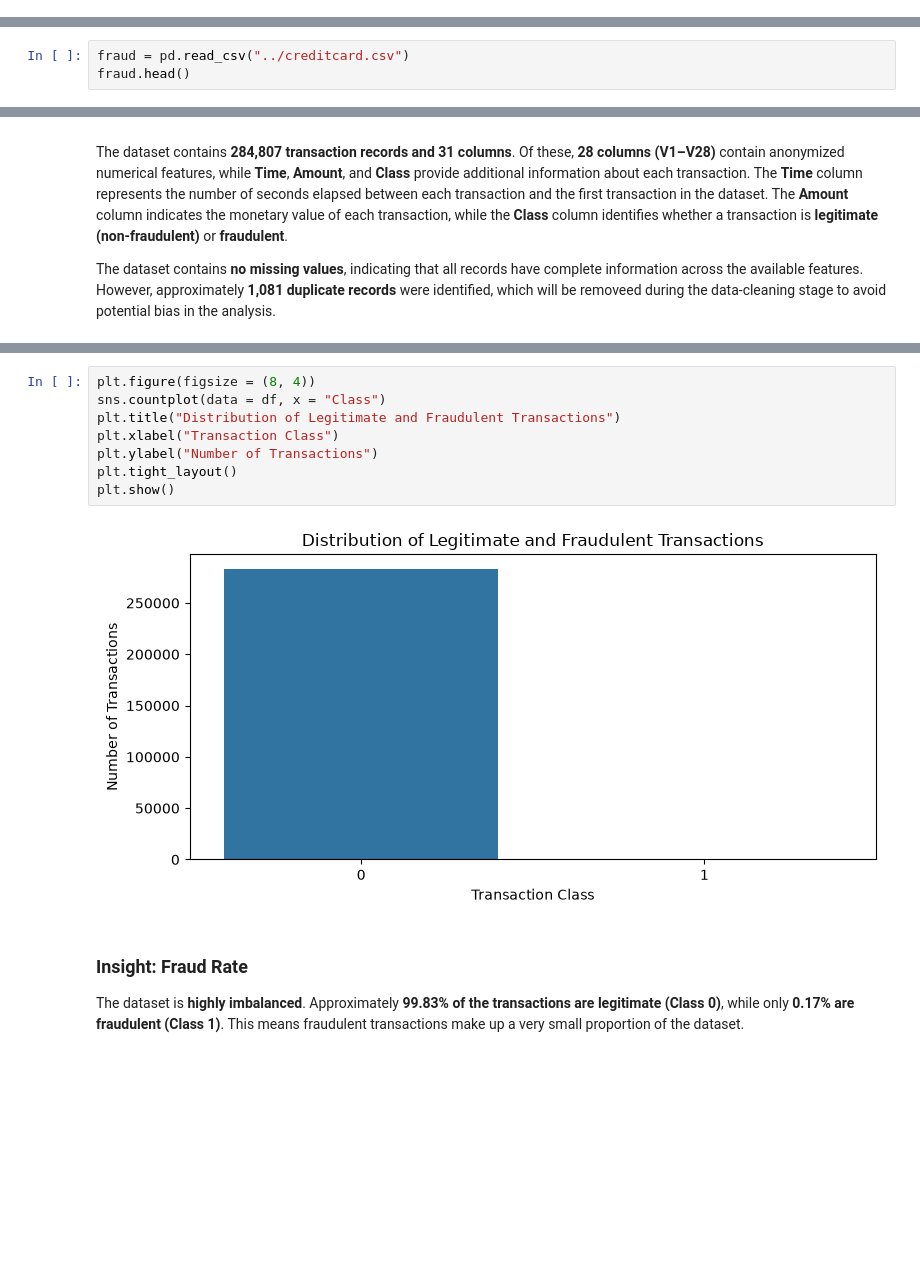
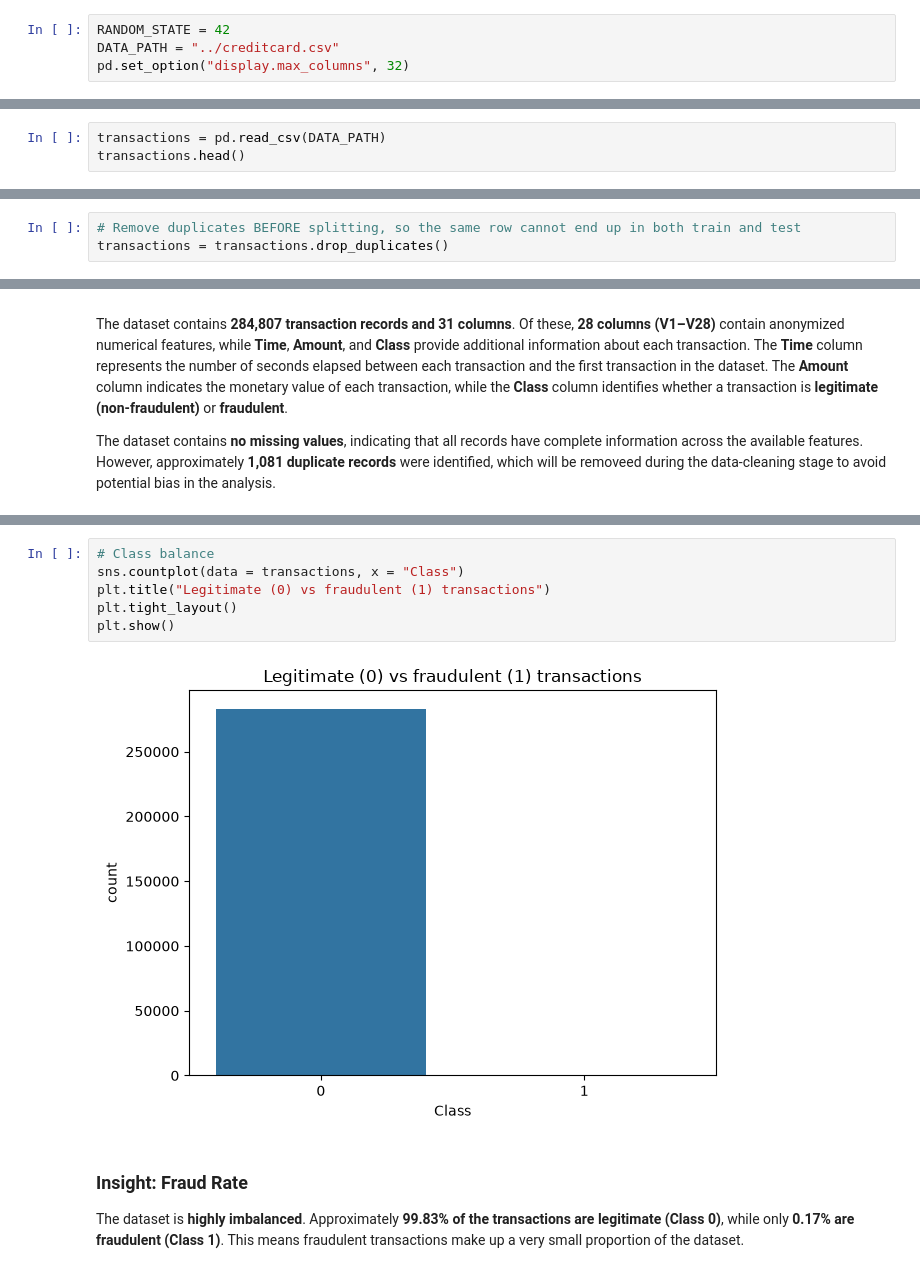
Before and after one commit to CodeWithNafisat/OIBSIP, a Jupyter notebook: DataAnalytics-L2-FraudDetection/FraudDetection.ipynb, the cells around one changed output, grey strips where cells are left out. Drawn from its saved outputs; the diff is of its cells as text; blank space fills up the shorter version.

```diff
--- a/DataAnalytics-L2-FraudDetection/FraudDetection.ipynb
+++ b/DataAnalytics-L2-FraudDetection/FraudDetection.ipynb
@@ -28,0 +27,4 @@ pd.set_option("display.max.column", 32)
+# %%
+RANDOM_STATE = 42
+DATA_PATH = "../creditcard.csv"
+pd.set_option("display.max_columns", 32)
@@ -29,6 +33,6 @@ pd.set_option("display.max.column", 32)
 # %%
-fraud = pd.read_csv("../creditcard.csv")
-fraud.head()
+transactions = pd.read_csv(DATA_PATH)
+transactions.head()
 # %% [output]
 |  | Time | V1 | V2 | V3 | V4 | V5 | V6 | V7 | V8 | V9 | V10 | ... |
 | 0 | 0.0 | -1.359807 | -0.072781 | 2.536347 | 1.378155 | -0.338321 | 0.462388 | 0.239599 | 0.098698 | 0.363787 | 0.090794 | ... |
@@ -87 +93,4 @@ np.int64(1081)
+# %%
+# Remove duplicates BEFORE splitting, so the same row cannot end up in both train and test
+transactions = transactions.drop_duplicates()
 # %%
@@ -119,15 +127,13 @@ Class
 1     0.16671
 Name: proportion, dtype: float64
 # %%
-plt.figure(figsize = (8, 4))
-sns.countplot(data = df, x = "Class")
-plt.title("Distribution of Legitimate and Fraudulent Transactions")
-plt.xlabel("Transaction Class")
-plt.ylabel("Number of Transactions")
+# Class balance
+sns.countplot(data = transactions, x = "Class")
+plt.title("Legitimate (0) vs fraudulent (1) transactions")
 plt.tight_layout()
 plt.show()
 # %% [output]
-[figure, old version]
+[figure, new version]
 # %% [markdown]
 ### Insight: Fraud Rate
 
```
Also changed, not shown: parts of 93 cells of this notebook, 1 other file.
